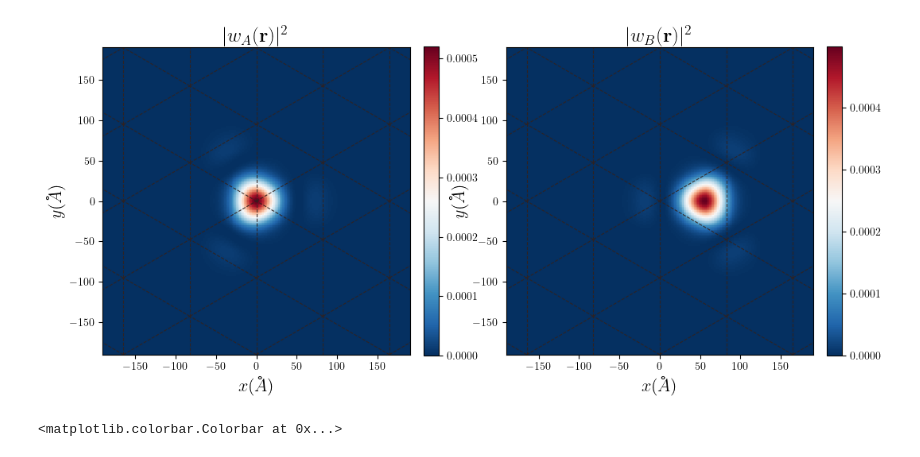
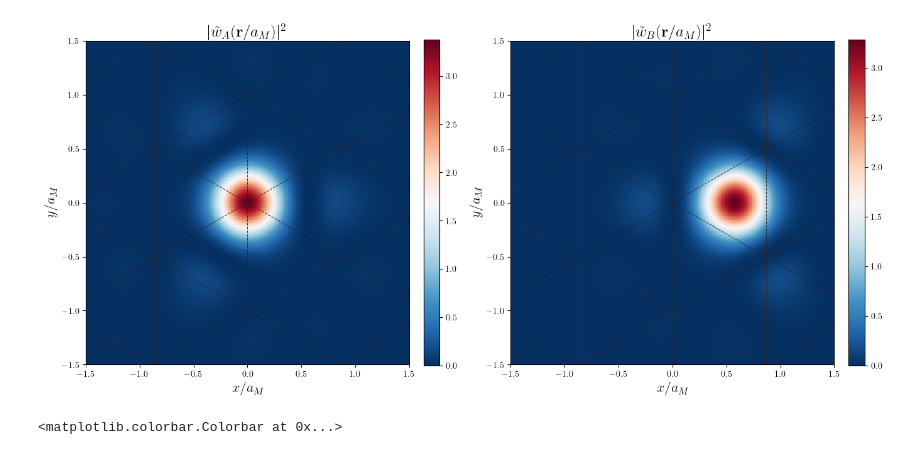
Before and after one commit to sanhq17/moire_heterobilayers, a Jupyter notebook: notebooks/wannier_two_bands.ipynb, the cells around one changed output. Saved outputs shown, nothing was run; the diff lists cells and outputs as text; code cells hidden in the pictures.

```diff
--- a/notebooks/wannier_two_bands.ipynb
+++ b/notebooks/wannier_two_bands.ipynb
@@ -81,48 +84,58 @@ ax[2].yaxis.set_major_locator(MultipleLocator(0.5 * aM_i))
 # %%
-scale = 2.0
+scale = 1.5
 extent = [-scale * sys.aM, scale * sys.aM, -scale * sys.aM, scale * sys.aM]
 
-Nx = 200
-Ny = 200
+Nx = 300
+Ny = 300
 
 x = np.linspace(-scale * sys.aM, scale * sys.aM, Nx)
 y = np.linspace(-scale * sys.aM, scale * sys.aM, Ny)
 X, Y = np.meshgrid(x, y)
 
 k_points = sys.mesh_k_unit_cell(Nx=21, Ny=21)
 
 ## Trial functions centers
 RA = np.zeros(2)
 v2 = sys.a1.copy()
 v2[1] = - v2[1]
 RB = (sys.a1 + v2) / 3
 
 wanniers = sys.wannier_wavefunction_2band(X, Y, k_points, trial_centers= np.array([RA, RB]))
 
 wannier1 = wanniers[0, :, :]
 wannier2 = wanniers[1, :, :]
 
 
-fig, ax = plt.subplots(1, 2, figsize=(12, 8))
-im = sys.plot_wannier_function(ax[0], X, Y, k_points)
+fig, ax = plt.subplots(1, 2, figsize=(16, 8))
 
-ax[0].set_title(r"$|w_A(\mathbf{r})|^2$", fontsize=18)
-ax[0].set_xlabel(r'$x (\AA)$', fontsize=16)
-ax[0].set_ylabel(r'$y (\AA)$', fontsize=16)
+ax[0].set_title(r"$|\tilde{w}_A(\mathbf{r}/a_M)|^2$", fontsize=18)
+ax[0].set_xlabel(r'$x/a_M$', fontsize=16)
+ax[0].set_ylabel(r'$y/a_M$', fontsize=16)
+
+aM_i = sys.aM
+ax[0].xaxis.set_major_formatter(FuncFormatter(lambda val, pos, L=aM_i: f'${val/L:.1f}$'))
+ax[0].yaxis.set_major_formatter(FuncFormatter(lambda val, pos, L=aM_i: f'${val/L:.1f}$'))
+ax[0].xaxis.set_major_locator(MultipleLocator(0.5 * aM_i))
+ax[0].yaxis.set_major_locator(MultipleLocator(0.5 * aM_i))
+
 extent = [X.min(), X.max(), Y.min(), Y.max()]
 sys.plot_triangular_lattice(ax[0], extent)
 im0 = sys.plot_wavefunction(ax[0], wannier1, extent, norm=None, cmap='RdBu_r')
 plt.colorbar(im0,fraction=0.046, pad=0.04)
 
-ax[1].set_title(r"$|w_B(\mathbf{r})|^2$", fontsize=18)
-ax[1].set_xlabel(r'$x (\AA)$', fontsize=16)
-ax[1].set_ylabel(r'$y (\AA)$', fontsize=16)
+ax[1].set_title(r"$|\tilde{w}_B(\mathbf{r}/a_M)|^2$", fontsize=18)
+ax[1].set_xlabel(r'$x/a_M$', fontsize=16)
+ax[1].set_ylabel(r'$y/a_M$', fontsize=16)
+ax[1].xaxis.set_major_formatter(FuncFormatter(lambda val, pos, L=aM_i: f'${val/L:.1f}$'))
+ax[1].yaxis.set_major_formatter(FuncFormatter(lambda val, pos, L=aM_i: f'${val/L:.1f}$'))
+ax[1].xaxis.set_major_locator(MultipleLocator(0.5 * aM_i))
+ax[1].yaxis.set_major_locator(MultipleLocator(0.5 * aM_i))
 sys.plot_triangular_lattice(ax[1], extent)
 im1 = sys.plot_wavefunction(ax[1], wannier2, extent, norm=None, cmap='RdBu_r')
 plt.colorbar(im1, fraction=0.046, pad=0.04)
 plt.savefig("plots/wanniers_two_bands.pdf", dpi=300, bbox_inches='tight')
 # %% [output]
-[figure, old version]
+[figure, new version]
 # %%
 scale = 10.0
 extent = [-scale * sys.aM, scale * sys.aM, -scale * sys.aM, scale * sys.aM]
```
Also changed, not shown: parts of 7 cells of this notebook, 16 other files.
